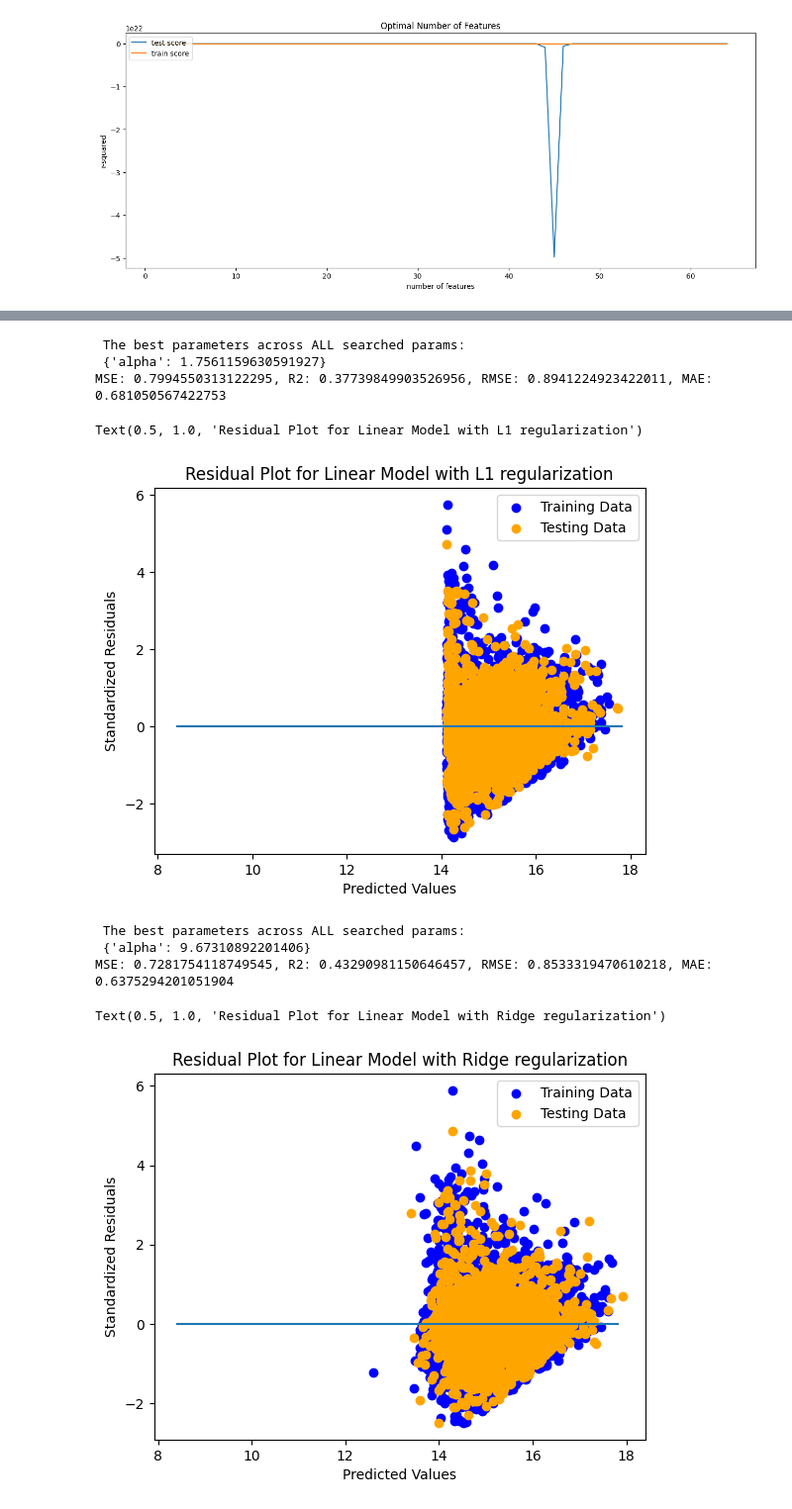
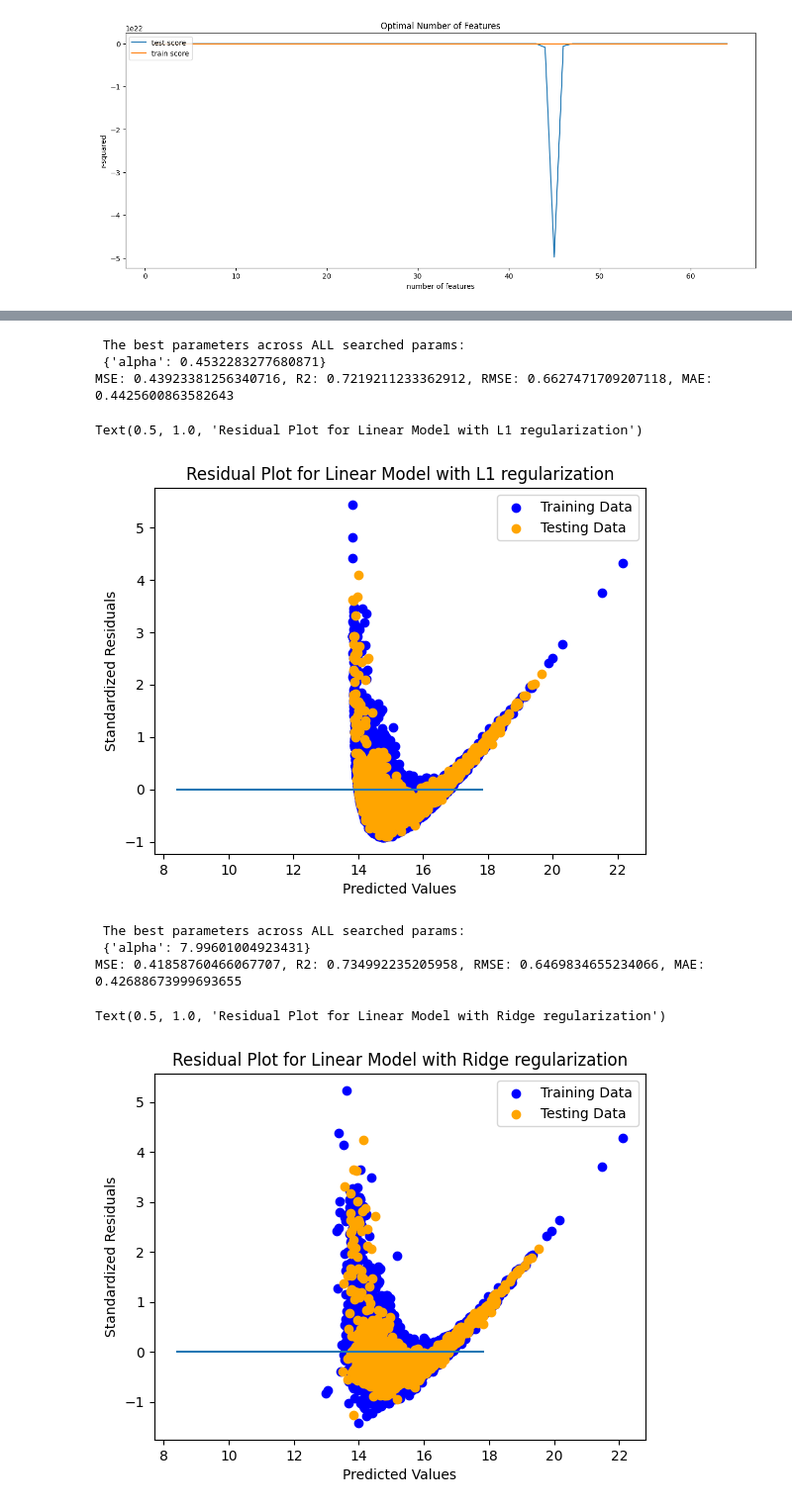
Before and after one commit to RiyaAg/EECS-545---Predicting-NBA-Player-s-Salary, a Jupyter notebook: models/Linear_Regression_modified.ipynb, the cells around one changed output, grey strips where cells are left out. Shown: that part at 99% size. Saved outputs shown, nothing was run; the diff lists cells and outputs as text; code cells hidden in the pictures.

```diff
--- a/models/Linear_Regression_modified.ipynb
+++ b/models/Linear_Regression_modified.ipynb
@@ -44,6 +45,6 @@ Hello from common
 # %%
 # nba_initial = pd.read_csv('cleaned.csv', index_col=[0])
-nba = common.get_cleaned_baseline_data('../data/cleaned_data/base_cleaned.csv')
+nba = preprocessing.get_cleaned_baseline_data('../data/cleaned_data/base_cleaned.csv')
 nba
 # %% [output]
 |  | playerName | seasonStartYear | salary | inflationAdjSalary | startYear | height | weight | MP | ... |
@@ -71,11 +63,4 @@ nba
 # %%
-#cols: MP(minutes played), PTS(points), Age, team, games(games played), games_started, PER(player efficiency rating),
-# FTr(free throw rating), AST(assists), STL(steals), TRB(total rebounds), FT(free throws), 3P(three points), FG(field goals)
-# X = nba[['MP', 'PTS', 'Age', 'games', 'games_started', 'PER', 'FTr', 'AST', 'STL', 'TRB', 'FT', '3P', 'FG']]
-# y = nba[['inflationAdjSalary_log']]
-nba = common.add_log_y_values(nba)
 
-# X, y = common.get_X_y_vals(nba)
-X_train, X_test, y_train, y_test = common.split_data(nba)
-# type(X)
-# common.split_data(nba)
+nba = preprocessing.add_log_y_values(nba)
+X_train, X_test, y_train, y_test = preprocessing.split_data(nba)
@@ -247,7 +225,7 @@ parameters = {
             }
 model = SGDRegressor()
 randm_src = RandomizedSearchCV(estimator=model, param_distributions = parameters, cv=2, n_iter = 10, n_jobs=-1)
-randm_src.fit(X_train, y_train.values.reshape((-1,)))
+randm_src.fit(X_train, y_train.reshape((-1,)))
 print(" Results from Random Search " )
 print("\n The best estimator across ALL searched params:\n", randm_src.best_estimator_)
 print("\n The best score across ALL searched params:\n", randm_src.best_score_)
@@ -310,7 +288,7 @@ lassoregressor = Lasso(alpha=randm_src_lasso.best_params_['alpha'])
 # y_pred_lasso = lassoregressor.predict(X_test)
 
 rfe = RFE(lassoregressor, n_features_to_select=n_features_optimal)
-rfe = rfe.fit(X_train, y_train.values)
+rfe = rfe.fit(X_train, y_train)
 y_pred_lasso = rfe.predict(X_test)
 
 MSE_lasso = mean_squared_error(y_test, y_pred_lasso)
@@ -321,19 +299,19 @@ mae_lasso = mean_absolute_error(y_test, y_pred_lasso)
 print(f"MSE: {MSE_lasso}, R2: {r2_lasso}, RMSE: {rms_lasso}, MAE: {mae_lasso}")
 # %% [output]
  The best parameters across ALL searched params:
- {'alpha': 1.7561159630591927}
-MSE: 0.7994550313122295, R2: 0.37739849903526956, RMSE: 0.8941224923422011, MAE: 0.681050567422753
+ {'alpha': 0.4532283277680871}
+MSE: 0.43923381256340716, R2: 0.7219211233362912, RMSE: 0.6627471709207118, MAE: 0.4425600863582643
 # %%
-plt.scatter(rfe.predict(X_train), rfe.predict(X_train) - y_train.values.reshape((-1,)), c="blue", label="Training Data")
-plt.scatter(rfe.predict(X_test), rfe.predict(X_test) - y_test.values.reshape((-1,)), c="orange", label="Testing Data")
+plt.scatter(rfe.predict(X_train), rfe.predict(X_train) - y_train.reshape((-1,)), c="blue", label="Training Data")
+plt.scatter(rfe.predict(X_test), rfe.predict(X_test) - y_test.reshape((-1,)), c="orange", label="Testing Data")
 plt.legend()
 plt.xlabel("Predicted Values")
 plt.ylabel("Standardized Residuals")
-plt.hlines(y=0, xmin=y.min(), xmax=y.max())
+plt.hlines(y=0, xmin=y_train.min(), xmax=y_train.max())
 plt.title("Residual Plot for Linear Model with L1 regularization")
 # %% [output]
 Text(0.5, 1.0, 'Residual Plot for Linear Model with L1 regularization')
-[figure, old version]
+[figure, new version]
 # %%
 from sklearn.linear_model import Ridge
 
@@ -349,7 +327,7 @@ ridgeregressor = Ridge(alpha=randm_src_ridge.best_params_['alpha'])
 # ridgeregressor.fit(X_train, y_train)
 # y_pred_ridge = ridgeregressor.predict(X_test)
 rfe = RFE(ridgeregressor, n_features_to_select=n_features_optimal)
-rfe = rfe.fit(X_train, y_train.values)
+rfe = rfe.fit(X_train, y_train)
 y_pred_ridge = rfe.predict(X_test)
 
 MSE_ridge = mean_squared_error(y_test, y_pred_ridge)
@@ -360,19 +338,19 @@ mae_ridge = mean_absolute_error(y_test, y_pred_ridge)
 print(f"MSE: {MSE_ridge}, R2: {r2_ridge}, RMSE: {rms_ridge}, MAE: {mae_ridge}")
 # %% [output]
  The best parameters across ALL searched params:
- {'alpha': 9.67310892201406}
-MSE: 0.7281754118749545, R2: 0.43290981150646457, RMSE: 0.8533319470610218, MAE: 0.6375294201051904
+ {'alpha': 7.99601004923431}
+MSE: 0.41858760466067707, R2: 0.734992235205958, RMSE: 0.6469834655234066, MAE: 0.42688673999693655
 # %%
-plt.scatter(rfe.predict(X_train), rfe.predict(X_train) - y_train.values, c="blue", label="Training Data")
-plt.scatter(rfe.predict(X_test), rfe.predict(X_test) - y_test.values, c="orange", label="Testing Data")
+plt.scatter(rfe.predict(X_train), rfe.predict(X_train) - y_train, c="blue", label="Training Data")
+plt.scatter(rfe.predict(X_test), rfe.predict(X_test) - y_test, c="orange", label="Testing Data")
 plt.legend()
 plt.xlabel("Predicted Values")
 plt.ylabel("Standardized Residuals")
-plt.hlines(y=0, xmin=y.min(), xmax=y.max())
+plt.hlines(y=0, xmin=y_train.min(), xmax=y_train.max())
 plt.title("Residual Plot for Linear Model with Ridge regularization")
 # %% [output]
 Text(0.5, 1.0, 'Residual Plot for Linear Model with Ridge regularization')
-[figure, old version]
+[figure, new version]
 # %%
 from sklearn.linear_model import LassoCV
 
```
Also changed, not shown: parts of 19 cells of this notebook, 2 other files.
